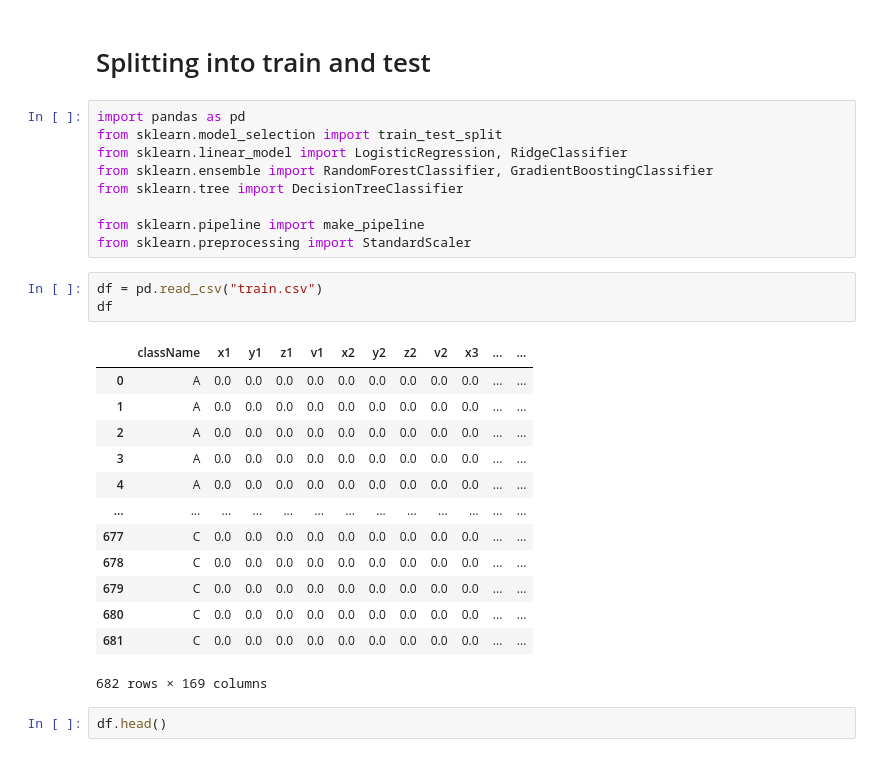
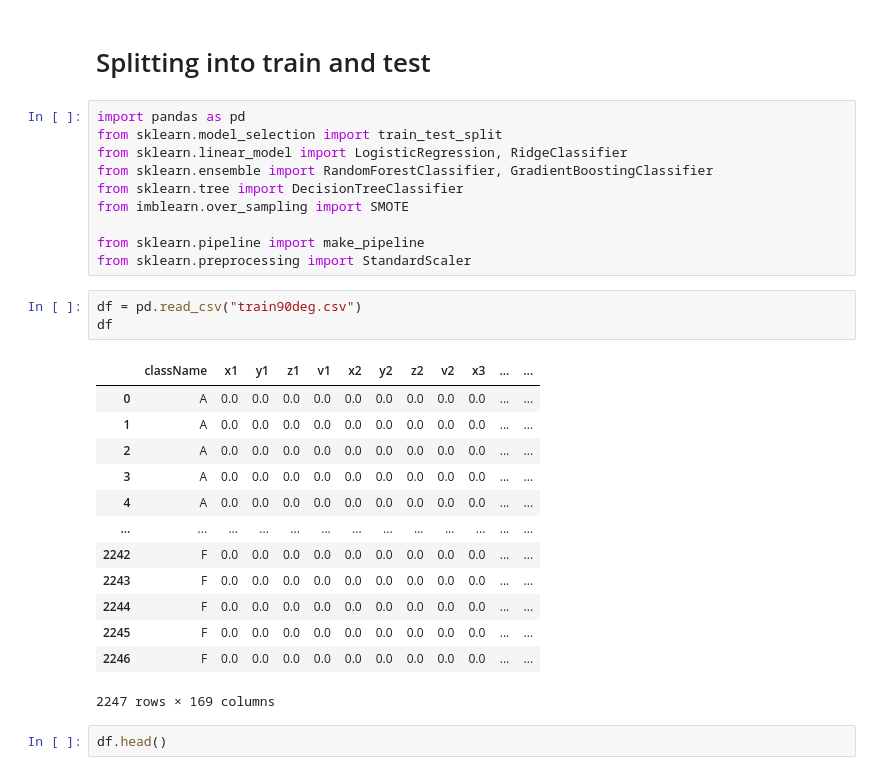
Before and after one commit to Sikirulahi1/GestureLang-SignLanguage_Detection, a Jupyter notebook: Training.ipynb, the cells around one changed output. Drawn from its saved outputs; the diff is of its cells as text.

Commit message:
Training stage 3

```diff
--- a/Training.ipynb
+++ b/Training.ipynb
@@ -193,26 +173,27 @@ from sklearn.model_selection import train_test_split
 from sklearn.linear_model import LogisticRegression, RidgeClassifier
 from sklearn.ensemble import RandomForestClassifier, GradientBoostingClassifier
 from sklearn.tree import DecisionTreeClassifier
+from imblearn.over_sampling import SMOTE
 
 from sklearn.pipeline import make_pipeline
 from sklearn.preprocessing import StandardScaler
 # %%
-df = pd.read_csv("train.csv")
+df = pd.read_csv("train90deg.csv")
 df
 # %% [output]
 |  | className | x1 | y1 | z1 | v1 | x2 | y2 | z2 | v2 | x3 | ... | ... |
 | 0 | A | 0.0 | 0.0 | 0.0 | 0.0 | 0.0 | 0.0 | 0.0 | 0.0 | 0.0 | ... | ... |
 | 1 | A | 0.0 | 0.0 | 0.0 | 0.0 | 0.0 | 0.0 | 0.0 | 0.0 | 0.0 | ... | ... |
 | 2 | A | 0.0 | 0.0 | 0.0 | 0.0 | 0.0 | 0.0 | 0.0 | 0.0 | 0.0 | ... | ... |
 | 3 | A | 0.0 | 0.0 | 0.0 | 0.0 | 0.0 | 0.0 | 0.0 | 0.0 | 0.0 | ... | ... |
 | 4 | A | 0.0 | 0.0 | 0.0 | 0.0 | 0.0 | 0.0 | 0.0 | 0.0 | 0.0 | ... | ... |
 | ... | ... | ... | ... | ... | ... | ... | ... | ... | ... | ... | ... | ... |
-| 677 | C | 0.0 | 0.0 | 0.0 | 0.0 | 0.0 | 0.0 | 0.0 | 0.0 | 0.0 | ... | ... |
-| 678 | C | 0.0 | 0.0 | 0.0 | 0.0 | 0.0 | 0.0 | 0.0 | 0.0 | 0.0 | ... | ... |
-| 679 | C | 0.0 | 0.0 | 0.0 | 0.0 | 0.0 | 0.0 | 0.0 | 0.0 | 0.0 | ... | ... |
-| 680 | C | 0.0 | 0.0 | 0.0 | 0.0 | 0.0 | 0.0 | 0.0 | 0.0 | 0.0 | ... | ... |
-| 681 | C | 0.0 | 0.0 | 0.0 | 0.0 | 0.0 | 0.0 | 0.0 | 0.0 | 0.0 | ... | ... |
+| 2242 | F | 0.0 | 0.0 | 0.0 | 0.0 | 0.0 | 0.0 | 0.0 | 0.0 | 0.0 | ... | ... |
+| 2243 | F | 0.0 | 0.0 | 0.0 | 0.0 | 0.0 | 0.0 | 0.0 | 0.0 | 0.0 | ... | ... |
+| 2244 | F | 0.0 | 0.0 | 0.0 | 0.0 | 0.0 | 0.0 | 0.0 | 0.0 | 0.0 | ... | ... |
+| 2245 | F | 0.0 | 0.0 | 0.0 | 0.0 | 0.0 | 0.0 | 0.0 | 0.0 | 0.0 | ... | ... |
+| 2246 | F | 0.0 | 0.0 | 0.0 | 0.0 | 0.0 | 0.0 | 0.0 | 0.0 | 0.0 | ... | ... |
-682 rows × 169 columns
+2247 rows × 169 columns
 # %%
 df.head()
 # %% [output]
```
Also changed, not shown: parts of 18 cells of this notebook, 4 other files.
